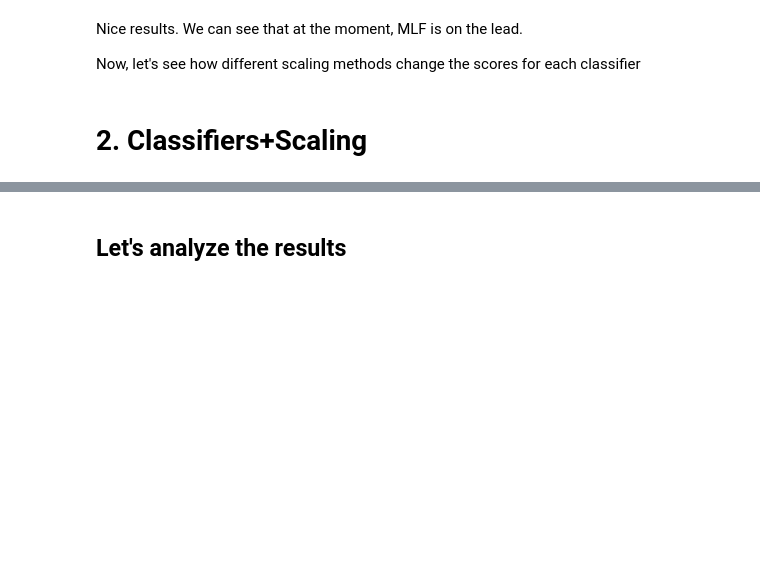
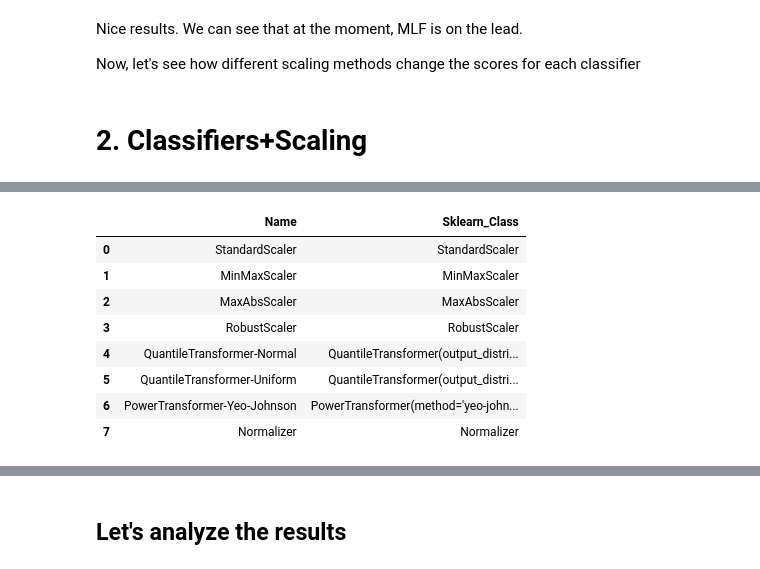
Before and after one commit to shaygeller/Normalization_vs_Standardization, a Jupyter notebook: notebooks/Story line - Normalization vs Standardization.ipynb, the cells around one changed output, grey strips where cells are left out. Drawn from its saved outputs; the diff is of its cells as text; code cells hidden in the pictures; blank space fills up the shorter version.

```diff
--- a/notebooks/Story line - Normalization vs Standardization.ipynb
+++ b/notebooks/Story line - Normalization vs Standardization.ipynb
@@ -146,3 +148,34 @@ pivot_t_bold
 | QuantileTransformer-Uniform | 0.74 | 0.789 | 0.742 | 0.808 | 0.808 | 0.752 | 0.717 | 0.772 |
 | RobustScaler | 0.735 | 0.76 | 0.699 | 0.735 | 0.808 | 0.657 | 0.71 | 0.776 |
 | StandardScaler | 0.735 | 0.796 | 0.699 | 0.742 | 0.82 | 0.657 | 0.71 | 0.849 |
+# %%
+# Print table for the Medium article
+
+pd.set_option('display.max_rows', 500)
+pd.set_option('display.max_columns', 500)
+pd.set_option('display.width', 100000)
+pd.options.display.max_rows
+pd.set_option('display.max_colwidth', -1)
+
+dict2 = {'StandardScaler': "StandardScaler",
+'MinMaxScaler':"MinMaxScaler",
+'MaxAbsScaler':"MaxAbsScaler",
+'RobustScaler':"RobustScaler",
+'QuantileTransformer-Normal':"QuantileTransformer(output_distribution='normal')",
+'QuantileTransformer-Uniform':"QuantileTransformer(output_distribution='uniform')",
+'PowerTransformer-Yeo-Johnson':"PowerTransformer(method='yeo-johnson')",
+'Normalizer':"Normalizer"}
+
+scalers_df = pd.DataFrame(list(dict2.items()), columns=["Name","Sklearn_Class"])
+s = scalers_df.style.set_properties(subset=["Name", "Sklearn_Class"], **{'text-align': 'left'})
+s.set_table_styles([ dict(selector='th', props=[('text-align', 'left')] ) ])
+# %% [output]
+|  | Name | Sklearn_Class |
+| 0 | StandardScaler | StandardScaler |
+| 1 | MinMaxScaler | MinMaxScaler |
+| 2 | MaxAbsScaler | MaxAbsScaler |
+| 3 | RobustScaler | RobustScaler |
+| 4 | QuantileTransformer-Normal | QuantileTransformer(output_distri... |
+| 5 | QuantileTransformer-Uniform | QuantileTransformer(output_distri... |
+| 6 | PowerTransformer-Yeo-Johnson | PowerTransformer(method='yeo-john... |
+| 7 | Normalizer | Normalizer |
```
Also changed, not shown: parts of 7 cells of this notebook, 24 other files.
